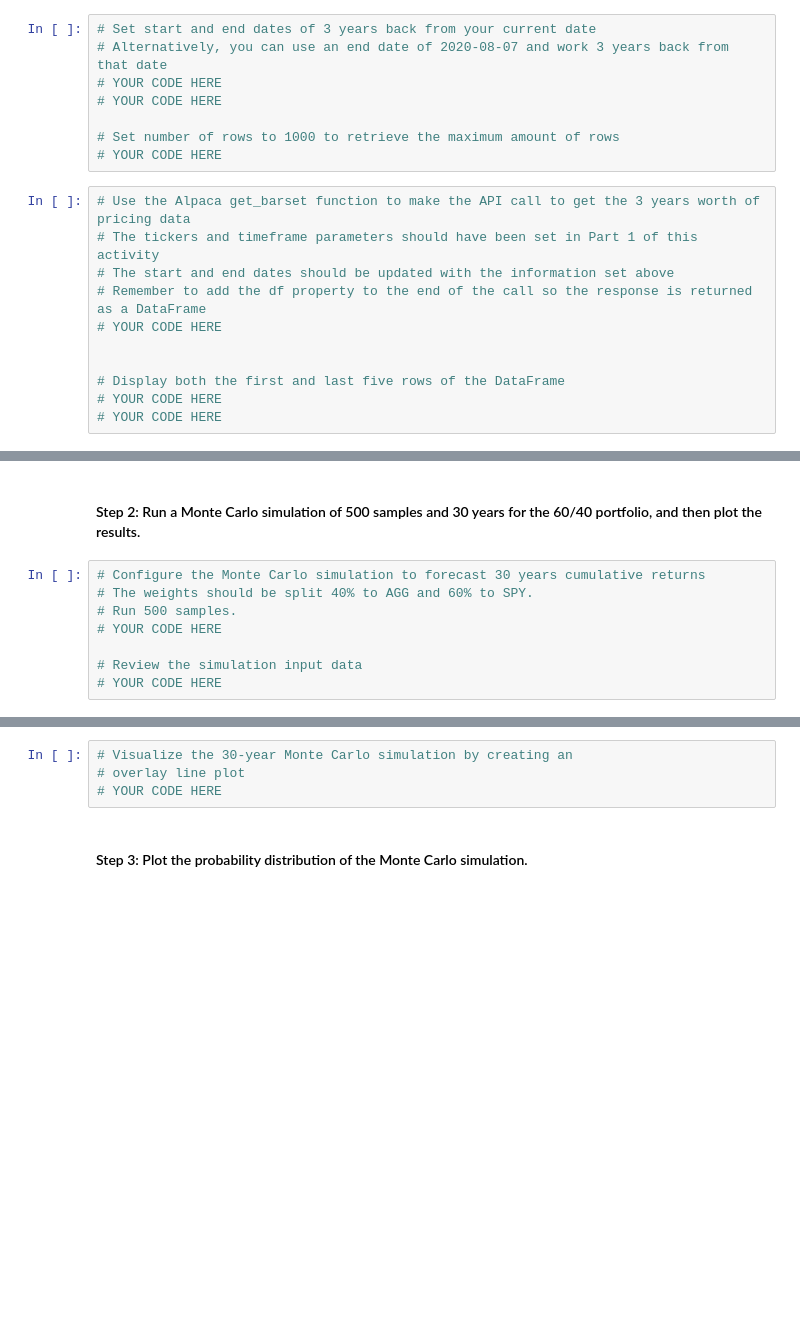
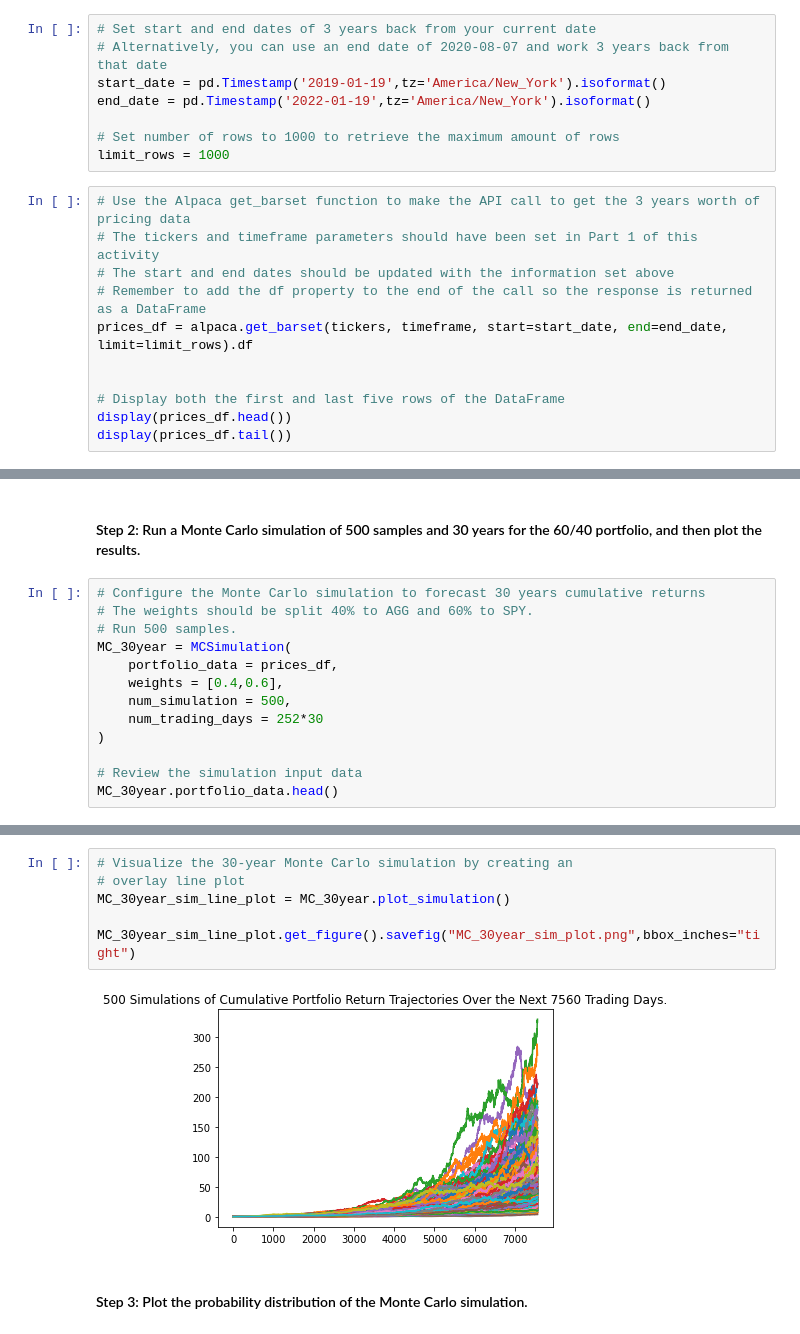
Before and after one commit to gurpreetsodhi/Columbia_Fintech_Module5, a Jupyter notebook: financial_planning_tools.ipynb, the cells around one changed output, grey strips where cells are left out. Drawn from its saved outputs; the diff is of its cells as text; blank space fills up the shorter version.

```diff
--- a/financial_planning_tools.ipynb
+++ b/financial_planning_tools.ipynb
@@ -417,19 +426,19 @@ In this section, you’ll use the MCForecastTools library to create a Monte Carl
 # %%
 # Set start and end dates of 3 years back from your current date
 # Alternatively, you can use an end date of 2020-08-07 and work 3 years back from that date
-# YOUR CODE HERE
-# YOUR CODE HERE
+start_date = pd.Timestamp('2019-01-19',tz='America/New_York').isoformat()
+end_date = pd.Timestamp('2022-01-19',tz='America/New_York').isoformat()
 
 # Set number of rows to 1000 to retrieve the maximum amount of rows
-# YOUR CODE HERE
+limit_rows = 1000
 # %%
 # Use the Alpaca get_barset function to make the API call to get the 3 years worth of pricing data
 # The tickers and timeframe parameters should have been set in Part 1 of this activity
 # The start and end dates should be updated with the information set above
 # Remember to add the df property to the end of the call so the response is returned as a DataFrame
-# YOUR CODE HERE
+prices_df = alpaca.get_barset(tickers, timeframe, start=start_date, end=end_date, limit=limit_rows).df
 
 
 # Display both the first and last five rows of the DataFrame
-# YOUR CODE HERE
-# YOUR CODE HERE
+display(prices_df.head())
+display(prices_df.tail())
@@ -439,7 +465,12 @@ In this section, you’ll use the MCForecastTools library to create a Monte Carl
 # Configure the Monte Carlo simulation to forecast 30 years cumulative returns
 # The weights should be split 40% to AGG and 60% to SPY.
 # Run 500 samples.
-# YOUR CODE HERE
+MC_30year = MCSimulation(
+    portfolio_data = prices_df,
+    weights = [0.4,0.6],
+    num_simulation = 500,
+    num_trading_days = 252*30
+)
 
 # Review the simulation input data
-# YOUR CODE HERE
+MC_30year.portfolio_data.head()
@@ -449,7 +531,11 @@ In this section, you’ll use the MCForecastTools library to create a Monte Carl
 # %%
 # Visualize the 30-year Monte Carlo simulation by creating an
 # overlay line plot
-# YOUR CODE HERE
+MC_30year_sim_line_plot = MC_30year.plot_simulation()
+
+MC_30year_sim_line_plot.get_figure().savefig("MC_30year_sim_plot.png",bbox_inches="tight")
+# %% [output]
+[figure, added]
 # %% [markdown]
 #### Step 3: Plot the probability distribution of the Monte Carlo simulation.
 # %%
```
Also changed, not shown: parts of 21 cells of this notebook, 5 other files.
